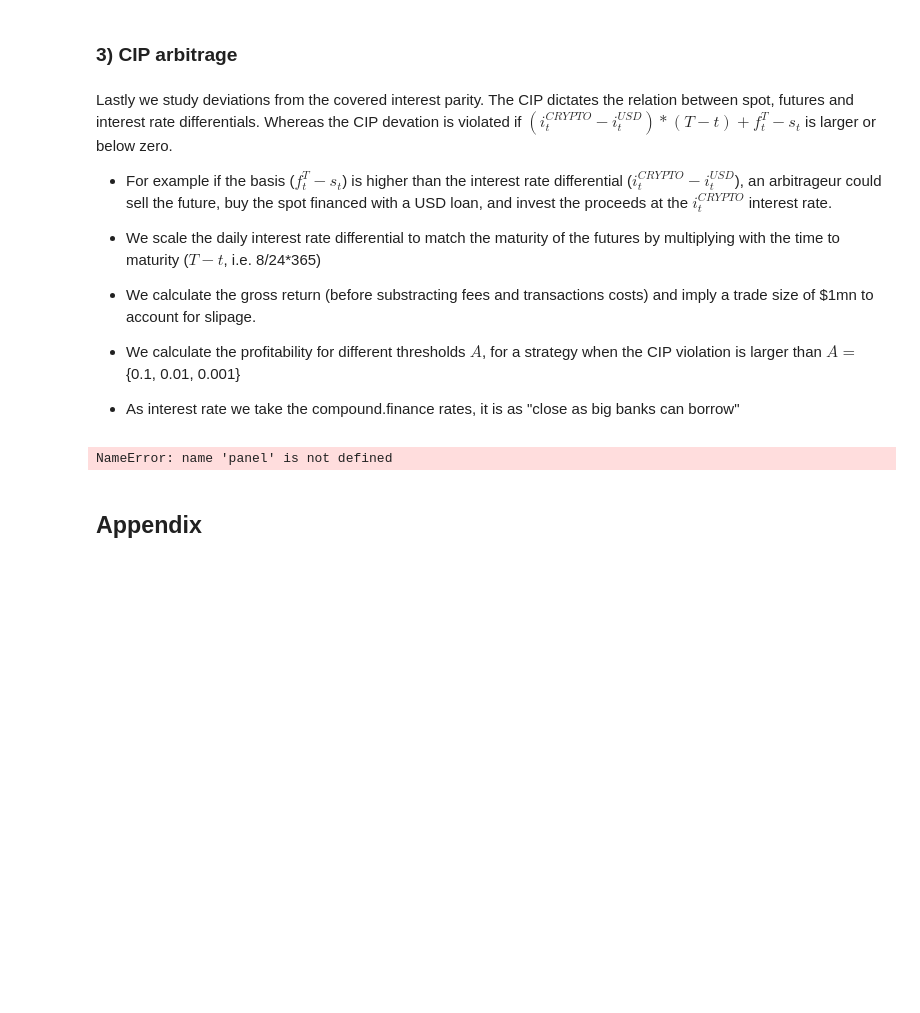
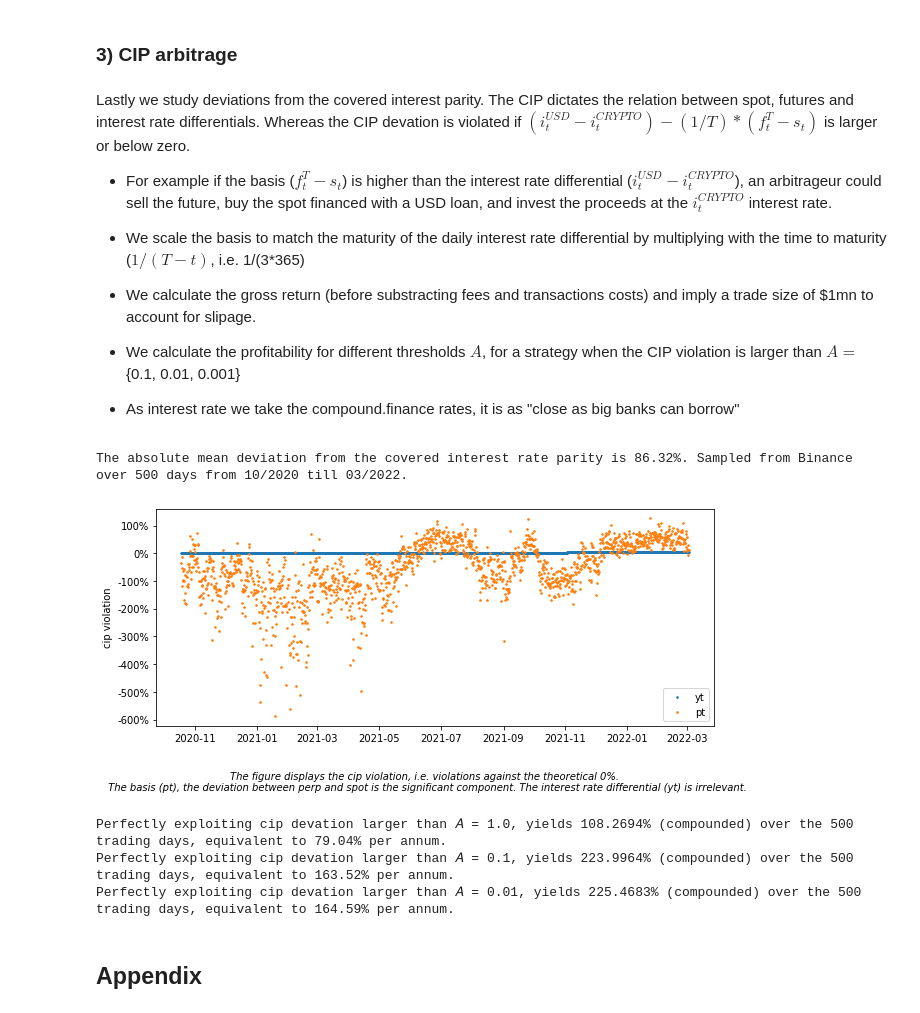
Before and after one commit to vivowa/perpetuals, a Jupyter notebook: perpetual.ipynb, the cells around one changed output. Saved outputs shown, nothing was run; the diff lists cells and outputs as text; code cells hidden in the pictures; blank space fills up the shorter version.

```diff
--- a/perpetual.ipynb
+++ b/perpetual.ipynb
@@ -277,9 +363,9 @@ Overall the variables explain 57.6% ($R^2$) of the overall variance.
 ### 3) CIP arbitrage
 # %% [markdown]
 Lastly we study deviations from the covered interest parity. The CIP dictates the relation between spot, futures and interest rate differentials.
-Whereas the CIP devation is violated if $(i_{t}^{CRYPTO}-i_{t}^{USD})*(T-t)+f_{t}^{T}-s_t$ is larger or below zero.
-- For example if the basis ($f_{t}^{T}-s_t$) is higher than the interest rate differential ($i_{t}^{CRYPTO}-i_{t}^{USD}$), an arbitrageur could sell the future, buy the spot financed with a USD loan, and invest the proceeds at the $i_{t}^{CRYPTO}$ interest rate.
-- We scale the daily interest rate differential to match the maturity of the futures by multiplying with the time to maturity ($T-t$, i.e. 8/24*365)
+Whereas the CIP devation is violated if $(i_{t}^{USD}-i_{t}^{CRYPTO})-(1/T)*(f_{t}^{T}-s_t)$ is larger or below zero.
+- For example if the basis ($f_{t}^{T}-s_t$) is higher than the interest rate differential ($i_{t}^{USD}-i_{t}^{CRYPTO}$), an arbitrageur could sell the future, buy the spot financed with a USD loan, and invest the proceeds at the $i_{t}^{CRYPTO}$ interest rate.
+- We scale the basis to match the maturity of the daily interest rate differential by multiplying with the time to maturity ($1/(T-t)$, i.e. 1/(3*365)
 - We calculate the gross return (before substracting fees and transactions costs) and imply a trade size of \$1mn to account for slipage.
 - We calculate the profitability for different thresholds $A$, for a strategy when the CIP violation is larger than $A=$\{0.1, 0.01, 0.001}
 
@@ -327,35 +413,58 @@ panel = pd.merge(panel,
                  how='right')
 panel = panel.rename(columns={'apy': 'iusdt'})
 # %%
-panel['cip'] = (np.log(panel['perp']) - np.log(panel['spot'])) - panel['icrypto']/(365*3) + panel['iusdt']/(365*3)
+T = 1/(3*365) #we receive interest every 8h for 365 days
+
+# cip = interest rate differential - basis -> cip = yt - pt
+panel['yt'] = panel['iusdt'] - panel['icrypto'] #the interest rate differential
+panel['pt'] = -(1/T)*(np.log(panel['perp']) - np.log(panel['spot'])) #the basis
+panel['cip'] = panel['iusdt'] - panel['icrypto'] - (1/T)*(np.log(panel['perp']) - np.log(panel['spot']))
+
 #taking the absolute mean
-mean = np.round(abs(panel['cip']).mean(),6)
-print(f'The mean deviation from the covered interest rate parity is {mean*100}%. Sampled over 500 days from 10/2020 till 03/2022.')
-print(f'Capturing the deviation each 8h would result in a yield of {mean*100*3*365}%.')
+mean = np.round(abs(panel['cip']).mean(),4)
+
+print(f'The absolute mean deviation from the covered interest rate parity is {mean*100}%. Sampled from Binance over 500 days from 10/2020 till 03/2022.')
+# %% [output]
+The absolute mean deviation from the covered interest rate parity is 86.32%. Sampled from Binance over 500 days from 10/2020 till 03/2022.
+# %%
+#plotting the cip over time
+fig, ax = plt.subplots(figsize =(10,4))
+
+ax.scatter(panel['timestamp'], panel['yt'], s=2.5)
+ax.scatter(panel['timestamp'], panel['pt'], s=2.5)
+
+
+vals = ax.get_yticks()
+ax.set_yticklabels(['{:,.0%}'.format(x) for x in vals])
+
+ax.legend(['yt', 'pt'], loc='lower right')
+ax.set_ylabel('cip violation')
+
+txt = f'The figure displays the cip violation, i.e. violations against the theoretical 0%. \n The basis (pt), the deviation between perp and spot is the significant component. The interest rate differential (yt) is irrelevant.'
+fig.text(.5, -.1, txt, ha='center', fontstyle='italic')
+
+plt.show()
+# %% [output]
+[figure, added]
 # %%
-# We calculate the profitability for different thresholds  𝐴, for a strategy when the CIP violation is larger than  𝐴={0.1, 0.01, 0.001}
+# We calculate the profitability for different thresholds  𝐴, for a strategy where the annualized CIP violation is larger than 𝐴={0.1, 0.01}
 panel['abs_cip'] = abs(panel['cip'])
+panel['return_8h'] = panel['abs_cip']*T
 
-A = [0.1, 0.01, 0.001]
+A = [1.0, 0.1, 0.01]
 
-strategies = panel[panel['abs_cip'] > A[0]]
-if len(strategies) == 0:
-    print(f'No cip devation larger than 𝐴={A[0]}')
+for j in range(0,len(A)):
+    temp = panel[panel['abs_cip'] > A[j]]
+    temp = temp.reset_index(drop=True)
+    temp['pf'] = 0.0
+    temp['pf'][0] = 1 * (1+temp['return_8h'][0])
 
-strategies = panel[panel['abs_cip'] > A[1]]
-if len(strategies) == 0:
-    print(f'No cip devation larger than 𝐴={A[1]}')
+    for i in range(1,len(temp)):
+        temp['pf'][i] = temp['pf'][i-1]*(1+temp['return_8h'][i])
 
-strategies = panel[panel['abs_cip'] > A[2]]
-strategies = strategies.reset_index(drop=True)
-strategies['.001'] = 0.0
-strategies['.001'][0] = 1 * (1+strategies['abs_cip'][0])
-
-for i in range(1,len(strategies)):
-    strategies['.001'][i] = strategies['.001'][i-1]*(1+strategies['abs_cip'][i])
-
-result = np.round(strategies['.001'].iloc[-1]-1,4)
-
-print(f'Perfectly exploiting cip devation larger than 𝐴={A[2]}, yields {result*100}% per annum (compounded).')
+    result = np.round(temp['pf'].iloc[-1]-1, 6)
+    print(f'Perfectly exploiting cip devation larger than 𝐴 = {A[j]}, yields {result*100}% (compounded) over the 500 trading days, equivalent to {np.round(result*100/(500/365), 2)}% per annum.')
 # %% [output]
-NameError: name 'panel' is not defined
+Perfectly exploiting cip devation larger than 𝐴 = 1.0, yields 108.2694% (compounded) over the 500 trading days, equivalent to 79.04% per annum.
+Perfectly exploiting cip devation larger than 𝐴 = 0.1, yields 223.9964% (compounded) over the 500 trading days, equivalent to 163.52% per annum.
+Perfectly exploiting cip devation larger than 𝐴 = 0.01, yields 225.4683% (compounded) over the 500 trading days, equivalent to 164.59% per annum.
```
Also changed, not shown: parts of 8 cells of this notebook.
